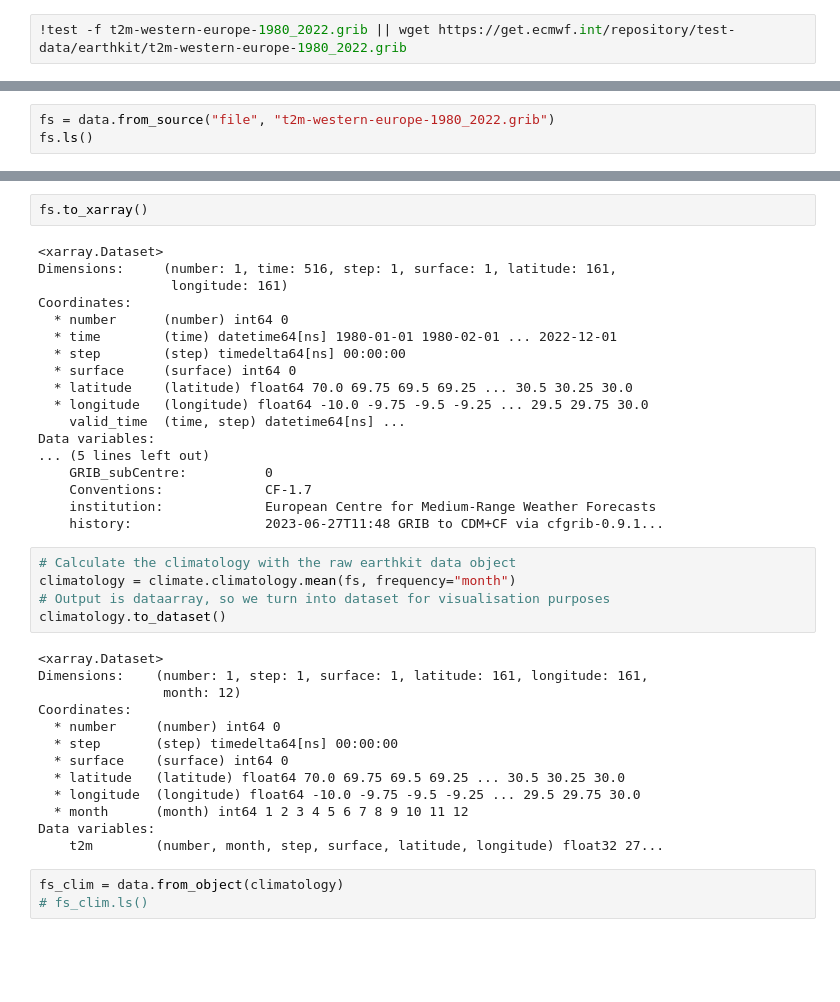
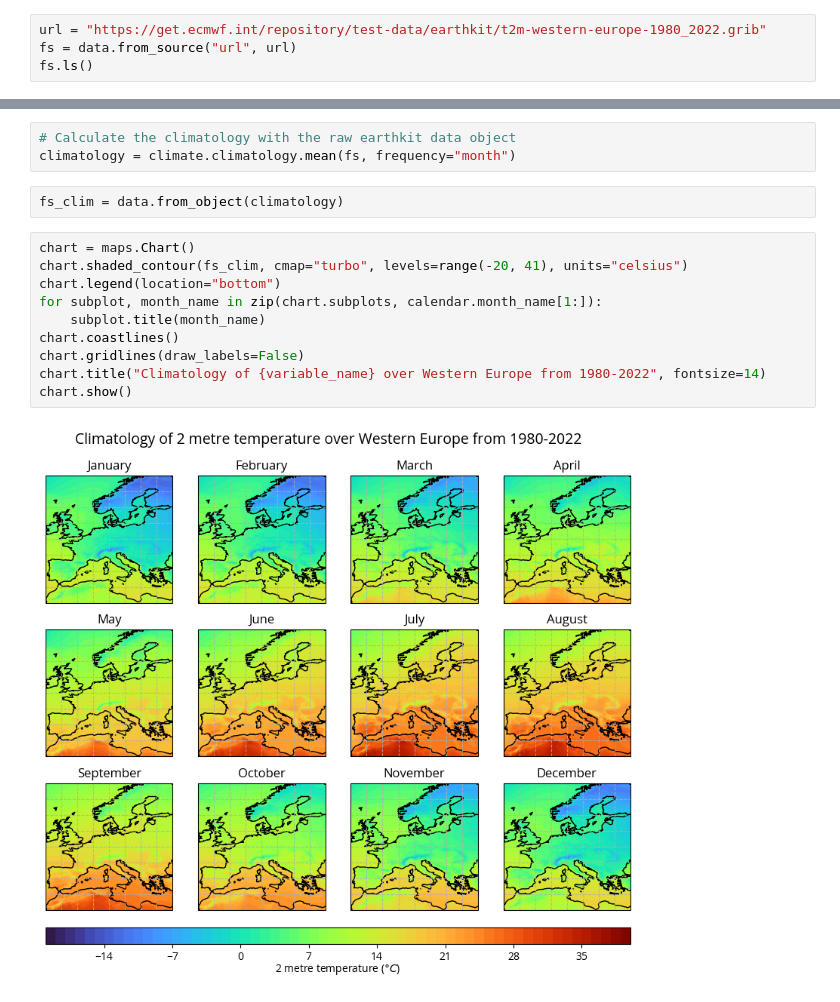
Before and after one commit to ecmwf/earthkit, a Jupyter notebook: docs/examples/11_integrated_data_climate_maps.ipynb, the cells around one changed output, grey strips where cells are left out. Drawn from its saved outputs; the diff is of its cells as text; blank space fills up the shorter version.

Commit message:
Adds earthkit-maps plot to earthkit-climate example

```diff
--- a/docs/examples/11_integrated_data_climate_maps.ipynb
+++ b/docs/examples/11_integrated_data_climate_maps.ipynb
@@ -1,2 +4,4 @@
 # %%
-!test -f t2m-western-europe-1980_2022.grib || wget https://get.ecmwf.int/repository/test-data/earthkit/t2m-western-europe-1980_2022.grib
+url = "https://get.ecmwf.int/repository/test-data/earthkit/t2m-western-europe-1980_2022.grib"
+fs = data.from_source("url", url)
+fs.ls()
@@ -5,3 +21,0 @@ from earthkit import data, climate, maps
-# %%
-fs = data.from_source("file", "t2m-western-europe-1980_2022.grib")
-fs.ls()
@@ -22,41 +22,17 @@ fs.ls()
-# %%
-fs.to_xarray()
-# %% [output]
-<xarray.Dataset>
-Dimensions:     (number: 1, time: 516, step: 1, surface: 1, latitude: 161,
-                 longitude: 161)
-Coordinates:
-  * number      (number) int64 0
-  * time        (time) datetime64[ns] 1980-01-01 1980-02-01 ... 2022-12-01
-  * step        (step) timedelta64[ns] 00:00:00
-  * surface     (surface) int64 0
-  * latitude    (latitude) float64 70.0 69.75 69.5 69.25 ... 30.5 30.25 30.0
-  * longitude   (longitude) float64 -10.0 -9.75 -9.5 -9.25 ... 29.5 29.75 30.0
-    valid_time  (time, step) datetime64[ns] ...
-Data variables:
-... (5 lines left out)
-    GRIB_subCentre:          0
-    Conventions:             CF-1.7
-    institution:             European Centre for Medium-Range Weather Forecasts
-    history:                 2023-06-27T11:48 GRIB to CDM+CF via cfgrib-0.9.1...
 # %%
 # Calculate the climatology with the raw earthkit data object
 climatology = climate.climatology.mean(fs, frequency="month")
-# Output is dataarray, so we turn into dataset for visualisation purposes
-climatology.to_dataset()
-# %% [output]
-<xarray.Dataset>
-Dimensions:    (number: 1, step: 1, surface: 1, latitude: 161, longitude: 161,
-                month: 12)
-Coordinates:
-  * number     (number) int64 0
-  * step       (step) timedelta64[ns] 00:00:00
-  * surface    (surface) int64 0
-  * latitude   (latitude) float64 70.0 69.75 69.5 69.25 ... 30.5 30.25 30.0
-  * longitude  (longitude) float64 -10.0 -9.75 -9.5 -9.25 ... 29.5 29.75 30.0
-  * month      (month) int64 1 2 3 4 5 6 7 8 9 10 11 12
-Data variables:
-    t2m        (number, month, step, surface, latitude, longitude) float32 27...
 # %%
 fs_clim = data.from_object(climatology)
-# fs_clim.ls()
+# %%
+chart = maps.Chart()
+chart.shaded_contour(fs_clim, cmap="turbo", levels=range(-20, 41), units="celsius")
+chart.legend(location="bottom")
+for subplot, month_name in zip(chart.subplots, calendar.month_name[1:]):
+    subplot.title(month_name)
+chart.coastlines()
+chart.gridlines(draw_labels=False)
+chart.title("Climatology of {variable_name} over Western Europe from 1980-2022", fontsize=14)
+chart.show()
+# %% [output]
+[figure, added]
```
Also changed, not shown: parts of 4 cells of this notebook.
